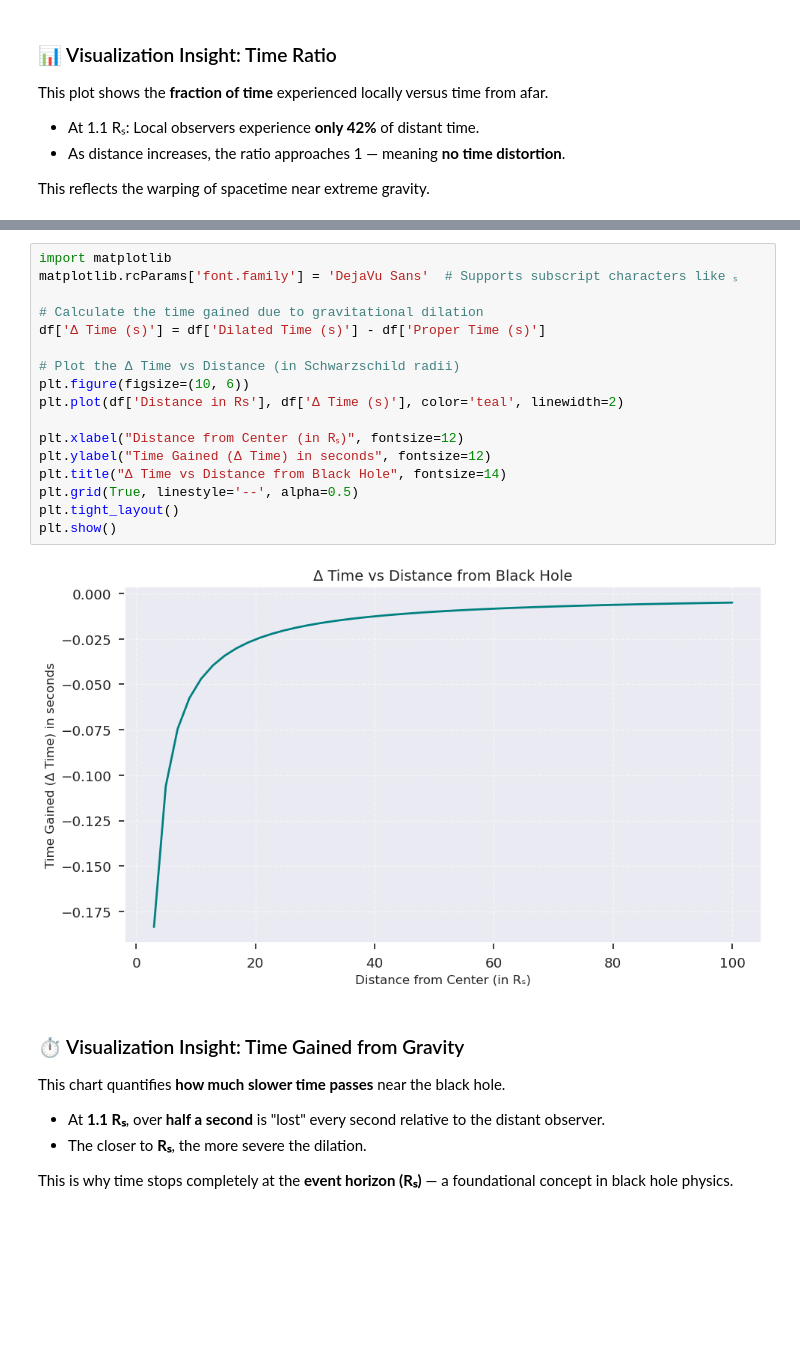
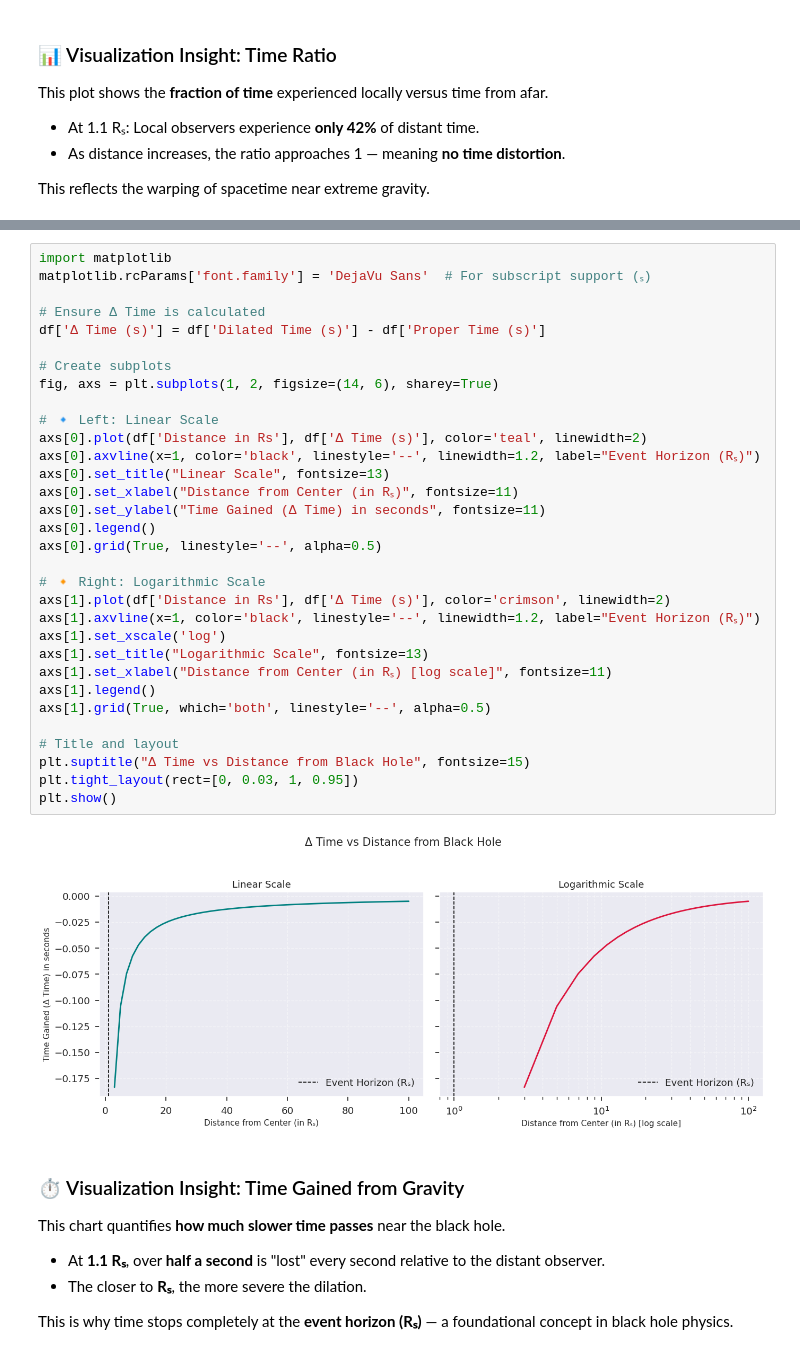
Before and after one commit to jobet1130/time-dilation-simulations, a Jupyter notebook: notebooks/02_exploration_gravity_dilation.ipynb, the cells around one changed output, grey strips where cells are left out. Drawn from its saved outputs; the diff is of its cells as text; blank space fills up the shorter version.

```diff
--- a/notebooks/02_exploration_gravity_dilation.ipynb
+++ b/notebooks/02_exploration_gravity_dilation.ipynb
@@ -128,22 +194,37 @@ This reflects the warping of spacetime near extreme gravity.
 # %%
 import matplotlib
-matplotlib.rcParams['font.family'] = 'DejaVu Sans'  # Supports subscript characters like ₛ
+matplotlib.rcParams['font.family'] = 'DejaVu Sans'  # For subscript support (ₛ)
 
-# Calculate the time gained due to gravitational dilation
+# Ensure Δ Time is calculated
 df['Δ Time (s)'] = df['Dilated Time (s)'] - df['Proper Time (s)']
 
-# Plot the Δ Time vs Distance (in Schwarzschild radii)
-plt.figure(figsize=(10, 6))
-plt.plot(df['Distance in Rs'], df['Δ Time (s)'], color='teal', linewidth=2)
+# Create subplots
+fig, axs = plt.subplots(1, 2, figsize=(14, 6), sharey=True)
 
-plt.xlabel("Distance from Center (in Rₛ)", fontsize=12)
-plt.ylabel("Time Gained (Δ Time) in seconds", fontsize=12)
-plt.title("Δ Time vs Distance from Black Hole", fontsize=14)
-plt.grid(True, linestyle='--', alpha=0.5)
-plt.tight_layout()
+# 🔹 Left: Linear Scale
+axs[0].plot(df['Distance in Rs'], df['Δ Time (s)'], color='teal', linewidth=2)
+axs[0].axvline(x=1, color='black', linestyle='--', linewidth=1.2, label="Event Horizon (Rₛ)")
+axs[0].set_title("Linear Scale", fontsize=13)
+axs[0].set_xlabel("Distance from Center (in Rₛ)", fontsize=11)
+axs[0].set_ylabel("Time Gained (Δ Time) in seconds", fontsize=11)
+axs[0].legend()
+axs[0].grid(True, linestyle='--', alpha=0.5)
+
+# 🔸 Right: Logarithmic Scale
+axs[1].plot(df['Distance in Rs'], df['Δ Time (s)'], color='crimson', linewidth=2)
+axs[1].axvline(x=1, color='black', linestyle='--', linewidth=1.2, label="Event Horizon (Rₛ)")
+axs[1].set_xscale('log')
+axs[1].set_title("Logarithmic Scale", fontsize=13)
+axs[1].set_xlabel("Distance from Center (in Rₛ) [log scale]", fontsize=11)
+axs[1].legend()
+axs[1].grid(True, which='both', linestyle='--', alpha=0.5)
+
+# Title and layout
+plt.suptitle("Δ Time vs Distance from Black Hole", fontsize=15)
+plt.tight_layout(rect=[0, 0.03, 1, 0.95])
 plt.show()
 # %% [output]
-[figure, old version]
+[figure, new version]
 # %% [markdown]
 ### ⏱️ Visualization Insight: Time Gained from Gravity
 
```
Also changed, not shown: parts of 6 cells of this notebook.
